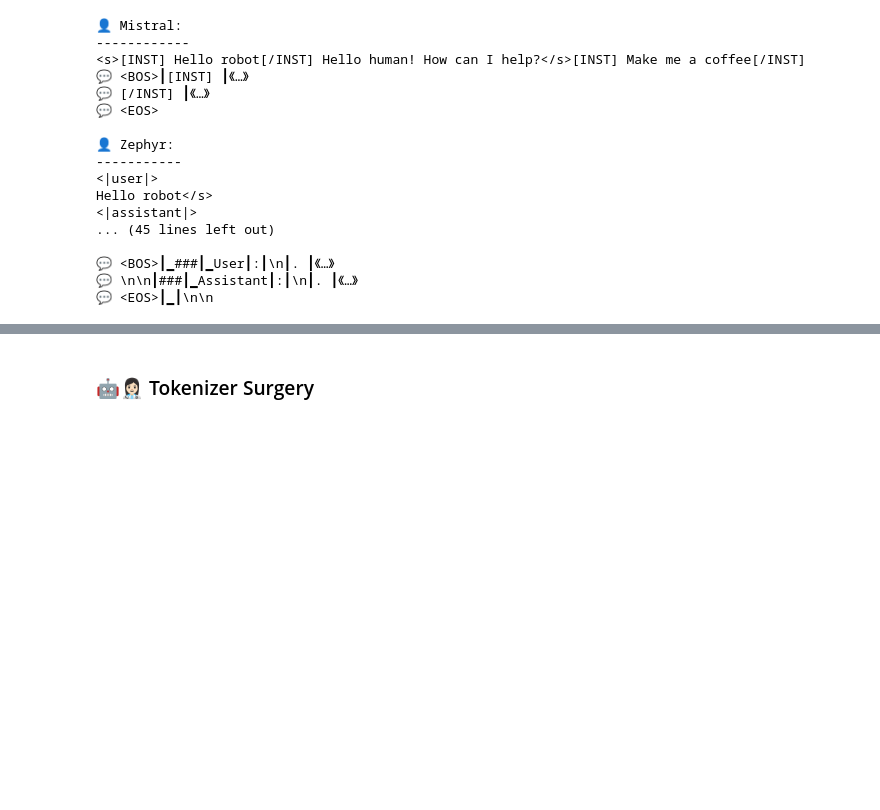
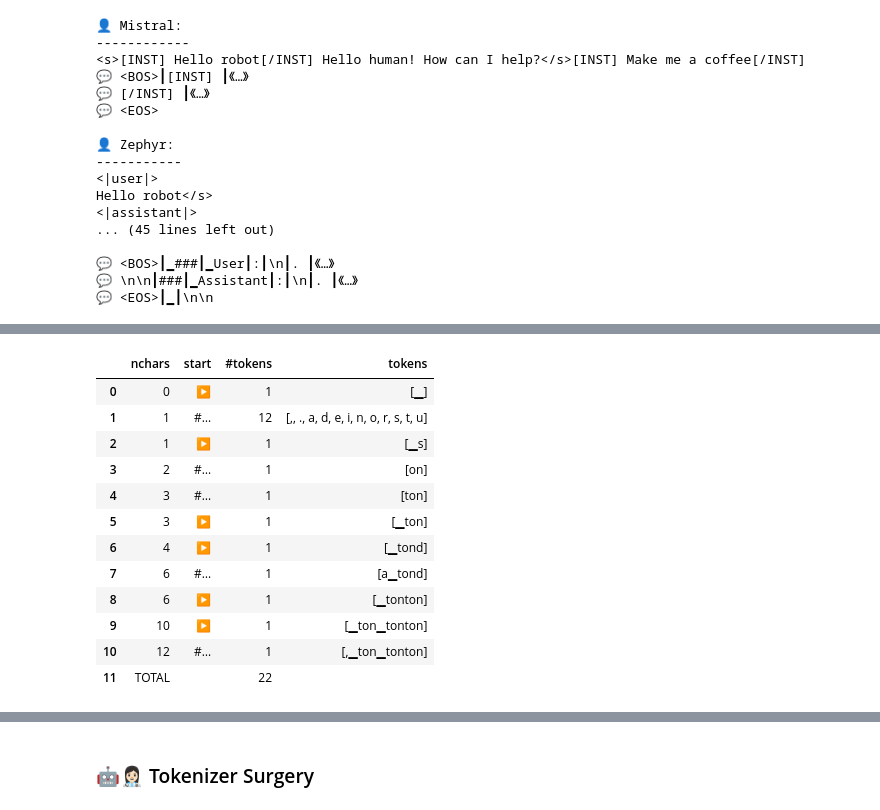
Before and after one commit to Jeronymous/deep_learning_notebooks, a Jupyter notebook: tokenizers.ipynb, the cells around one changed output, grey strips where cells are left out. Saved outputs shown, nothing was run; the diff lists cells and outputs as text; code cells hidden in the pictures; blank space fills up the shorter version.

Commit message:
Finish padding, training and surgery sections

```diff
--- a/tokenizers.ipynb
+++ b/tokenizers.ipynb
@@ -1382,0 +1426,31 @@ print(lucie_tokenizer.padding_side)
+# %%
+import tokenizers
+
+text = "si ton tonton tond ton tonton, ton tonton sera tondu."
+
+num_unique_chars = len(set(text)) # 13 unique characters in the text
+
+sorted_tokens = []
+for vocab_size in range(num_unique_chars, num_unique_chars+10):
+    tokenizer = tokenizers.Tokenizer(
+        tokenizers.models.BPE(
+            dropout=None,
+            unk_token="<unk>",
+            fuse_unk=True,
+            byte_fallback=True,
+        )
+    )
+    def text_iterator():
+        yield text
+    tokenizer.train_from_iterator(
+        text_iterator(),
+        trainer=tokenizers.trainers.BpeTrainer(
+            vocab_size=vocab_size,
+            show_progress=False,
+        )
+    )
+    for token in get_vocabulary(tokenizer):
+        if token not in sorted_tokens:
+            sorted_tokens.append(token)
+
+pd.DataFrame(sorted_tokens, index = range(1, len(sorted_tokens)+1), columns=["Token"])
@@ -1382,0 +1475,16 @@ print(lucie_tokenizer.padding_side)
+# %%
+sorted_vocabulary(tokenizer)
+# %% [output]
+|  | nchars | start | #tokens | tokens |
+| 0 | 0 | ▶ | 1 | [▁] |
+| 1 | 1 | #… | 12 | [,, ., a, d, e, i, n, o, r, s, t, u] |
+| 2 | 1 | ▶ | 1 | [▁s] |
+| 3 | 2 | #… | 1 | [on] |
+| 4 | 3 | #… | 1 | [ton] |
+| 5 | 3 | ▶ | 1 | [▁ton] |
+| 6 | 4 | ▶ | 1 | [▁tond] |
+| 7 | 6 | #… | 1 | [a▁tond] |
+| 8 | 6 | ▶ | 1 | [▁tonton] |
+| 9 | 10 | ▶ | 1 | [▁ton▁tonton] |
+| 10 | 12 | #… | 1 | [,▁ton▁tonton] |
+| 11 | TOTAL |  | 22 |  |
```
Also changed, not shown: parts of 26 cells of this notebook.
